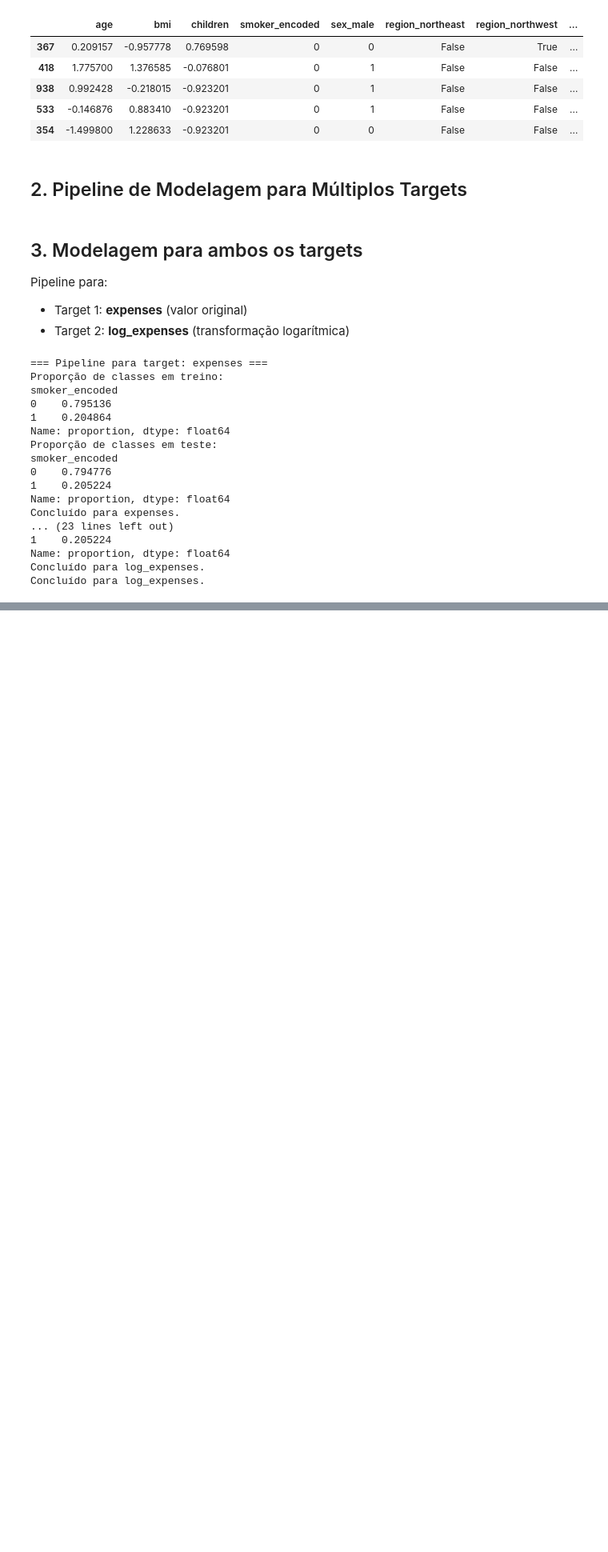
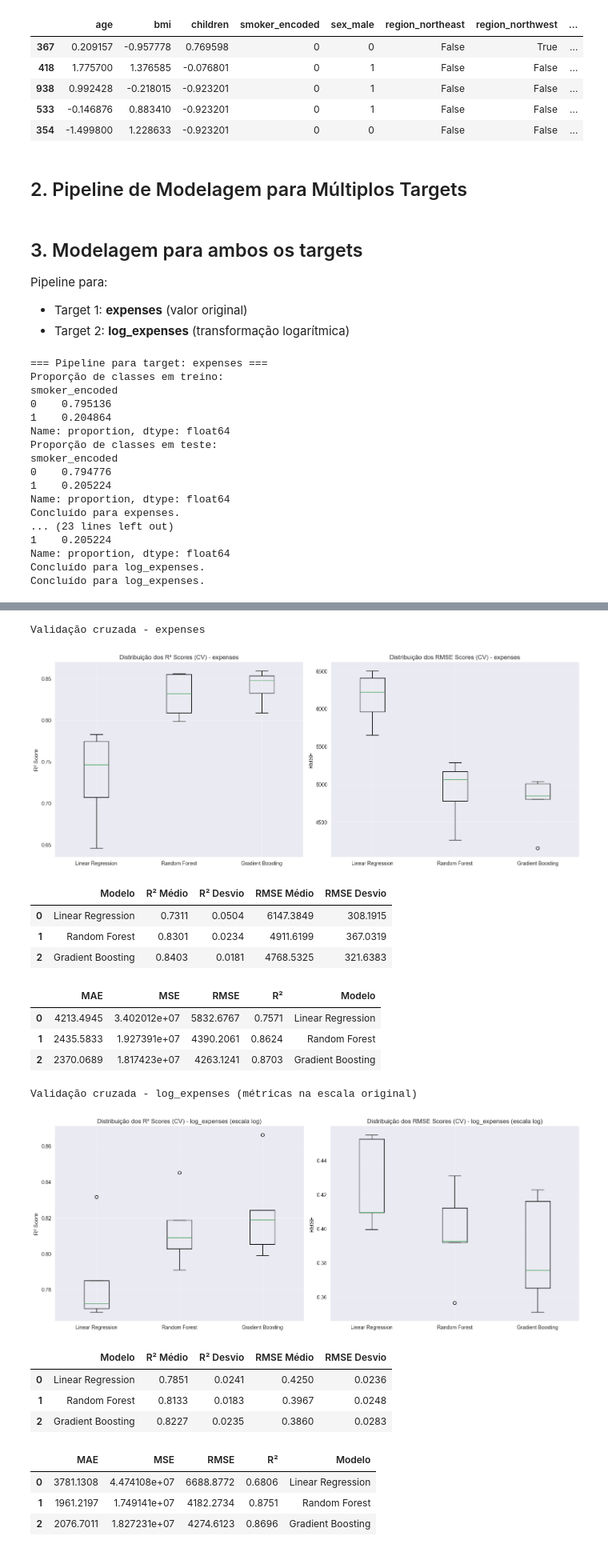
Before and after one commit to pradodis/FIAP_TC1, a Jupyter notebook: Notebook_TC1_FIAP_Sec5_Treinamento_Avaliacao.ipynb, the cells around one changed output, grey strips where cells are left out. Shown at 80% size. Cells and saved outputs as stored; diff of their text form; code cells hidden in the pictures; blank space fills up the shorter version.

```diff
--- a/Notebook_TC1_FIAP_Sec5_Treinamento_Avaliacao.ipynb
+++ b/Notebook_TC1_FIAP_Sec5_Treinamento_Avaliacao.ipynb
@@ -246,0 +249,49 @@ Concluído para log_expenses.
+# %%
+# Plot de cross-validation
+def plot_cv_results(cv_results, title_suffix):
+    fig, (ax1, ax2) = plt.subplots(1, 2, figsize=(15, 6))
+    r2_data = [cv_results[name]['R2_scores'] for name in cv_results.keys()]
+    rmse_data = [cv_results[name]['RMSE_scores'] for name in cv_results.keys()]
+    ax1.boxplot(r2_data, labels=cv_results.keys())
+    ax1.set_title(f'Distribuição dos R² Scores (CV) - {title_suffix}')
+    ax1.set_ylabel('R² Score')
+    ax1.grid(True, alpha=0.3)
+    ax2.boxplot(rmse_data, labels=cv_results.keys())
+    ax2.set_title(f'Distribuição dos RMSE Scores (CV) - {title_suffix}')
+    ax2.set_ylabel('RMSE')
+    ax2.grid(True, alpha=0.3)
+    plt.tight_layout()
+    plt.show()
+
+# Expenses
+print("Validação cruzada - expenses")
+plot_cv_results(pipeline_expenses['cv_results'], 'expenses')
+display(pipeline_expenses['cv_summary'].round(4))
+display(pipeline_expenses['results_df'].round(4))
+
+# Log_expenses (métricas já estão na escala original)
+print("Validação cruzada - log_expenses (métricas na escala original)")
+plot_cv_results(pipeline_log['cv_results'], 'log_expenses (escala log)')
+display(pipeline_log['cv_summary'].round(4))
+display(pipeline_log['results_df'].round(4))
+# %% [output]
+Validação cruzada - expenses
+[figure, added]
+|  | Modelo | R² Médio | R² Desvio | RMSE Médio | RMSE Desvio |
+| 0 | Linear Regression | 0.7311 | 0.0504 | 6147.3849 | 308.1915 |
+| 1 | Random Forest | 0.8301 | 0.0234 | 4911.6199 | 367.0319 |
+| 2 | Gradient Boosting | 0.8403 | 0.0181 | 4768.5325 | 321.6383 |
+|  | MAE | MSE | RMSE | R² | Modelo |
+| 0 | 4213.4945 | 3.402012e+07 | 5832.6767 | 0.7571 | Linear Regression |
+| 1 | 2435.5833 | 1.927391e+07 | 4390.2061 | 0.8624 | Random Forest |
+| 2 | 2370.0689 | 1.817423e+07 | 4263.1241 | 0.8703 | Gradient Boosting |
+Validação cruzada - log_expenses (métricas na escala original)
+[figure, added]
+|  | Modelo | R² Médio | R² Desvio | RMSE Médio | RMSE Desvio |
+| 0 | Linear Regression | 0.7851 | 0.0241 | 0.4250 | 0.0236 |
+| 1 | Random Forest | 0.8133 | 0.0183 | 0.3967 | 0.0248 |
+| 2 | Gradient Boosting | 0.8227 | 0.0235 | 0.3860 | 0.0283 |
+|  | MAE | MSE | RMSE | R² | Modelo |
+| 0 | 3781.1308 | 4.474108e+07 | 6688.8772 | 0.6806 | Linear Regression |
+| 1 | 1961.2197 | 1.749141e+07 | 4182.2734 | 0.8751 | Random Forest |
+| 2 | 2076.7011 | 1.827231e+07 | 4274.6123 | 0.8696 | Gradient Boosting |
```
Also changed, not shown: parts of 8 cells of this notebook, 1 other file.
